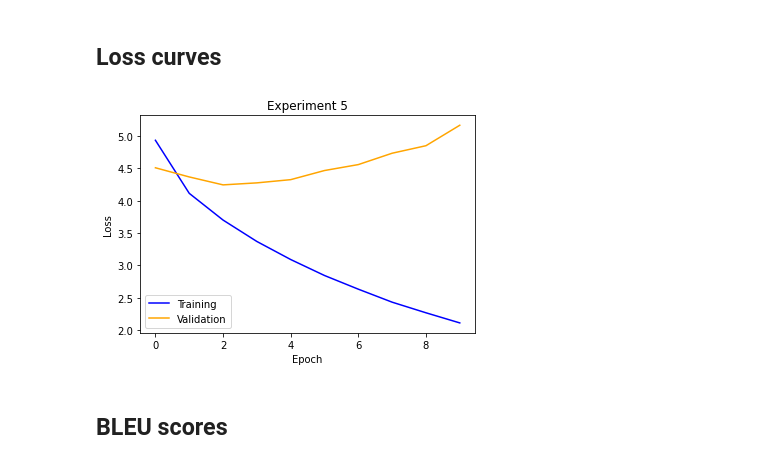
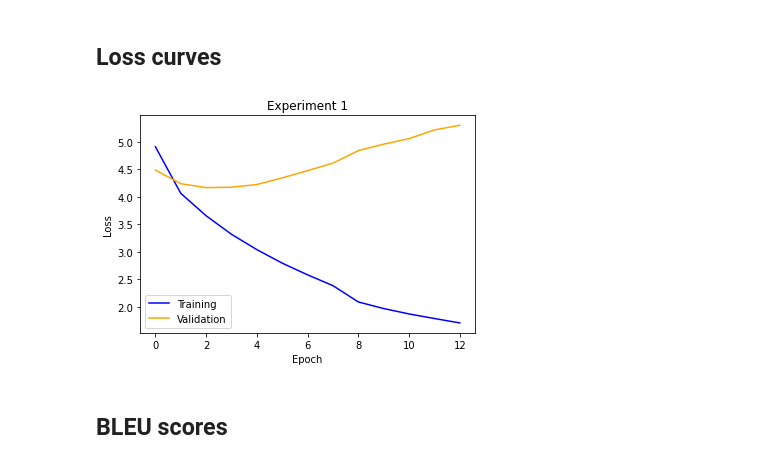
Before and after one commit to CocoTheAussieCat/dl_at3, a Jupyter notebook: Group_model.ipynb, the cells around one changed output. Cells and saved outputs as stored; diff of their text form; code cells hidden in the pictures.

```diff
--- a/Group_model.ipynb
+++ b/Group_model.ipynb
@@ -558,0 +597,6 @@ Number of tokens after threshold: 1643
+# %%
+sns.set(style= "whitegrid")
+plt.figure(figsize=(20,6))
+ax = sns.countplot(x="word", data=words_vocabulary[:50])
+plt.xticks(rotation="vertical")
+plt.title("Vocabulary Count")
@@ -757,7 +827,7 @@ model.compile(loss='categorical_crossentropy', optimizer=optimizer)
 # %%
 ### RUN THIS CELL ###
 # Set epochs and batch size
-epochs = 10
+epochs = 20
 # %% [markdown]
 ## Set callbacks
 Make sure you set `check_path` correctly!
@@ -768,7 +838,7 @@ Make sure you set `check_path` correctly!
 # eg: check_path = 'checkpoints/rebecca/exp_2'
 ###########################################################################
 
-check_path = 'checkpoints/rob/exp_1' # CHANGE THIS
+check_path = 'checkpoints/donald/exp_1' # CHANGE THIS
 !mkdir -p $check_path
 
 check_dir = check_path+'/model-ep{epoch:03d}-loss{loss:.3f}-val_loss{val_loss:.3f}.h5'
@@ -776,7 +846,7 @@ check_dir = check_path+'/model-ep{epoch:03d}-loss{loss:.3f}-val_loss{val_loss:.3
 # Monitor validation loss, saving only the best, stopping early if no improvement after 5 epochs, dropping learning rate if loss plateaux
 checkpoint = ModelCheckpoint(check_dir, monitor='val_loss', verbose=1, save_best_only=True, mode='min')
 early_stopping = EarlyStopping(monitor='val_loss', patience=10)
-reduce_lr = ReduceLROnPlateau(monitor='val_loss', factor=0.5, patience=5, min_lr=0.001)
+reduce_lr = ReduceLROnPlateau(monitor='val_loss', factor=0.5, patience=5, min_lr=0.00001)
 # %% [markdown]
 ## Train model
 # %%
@@ -847,12 +917,12 @@ def modelPlot(history_name, plt_title):
     plt.close()
 # %%
 # Change title
-title = 'Experiment 5' # CHANGE THIS
+title = 'Experiment 1' # CHANGE THIS
 
 # Plot will save to check_path as loss.png
 modelPlot(history, title)
 # %% [output]
-[figure, old version]
+[figure, new version]
 # %% [markdown]
 ## BLEU scores
 # %%
```
Also changed, not shown: parts of 14 cells of this notebook.
